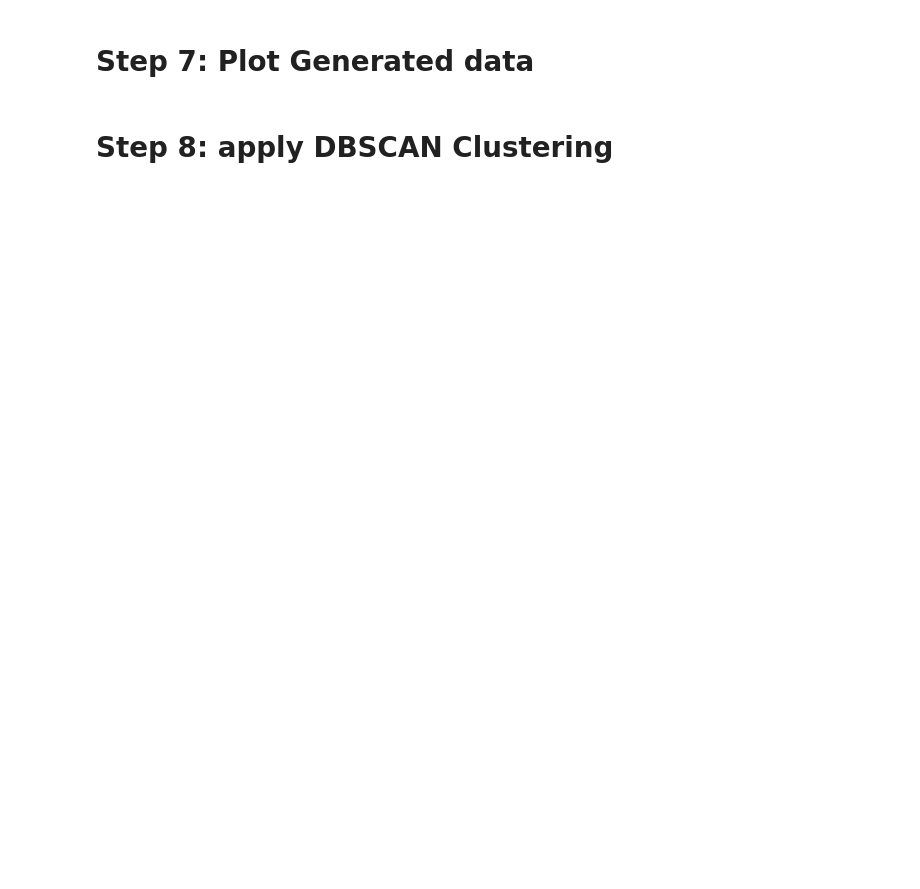
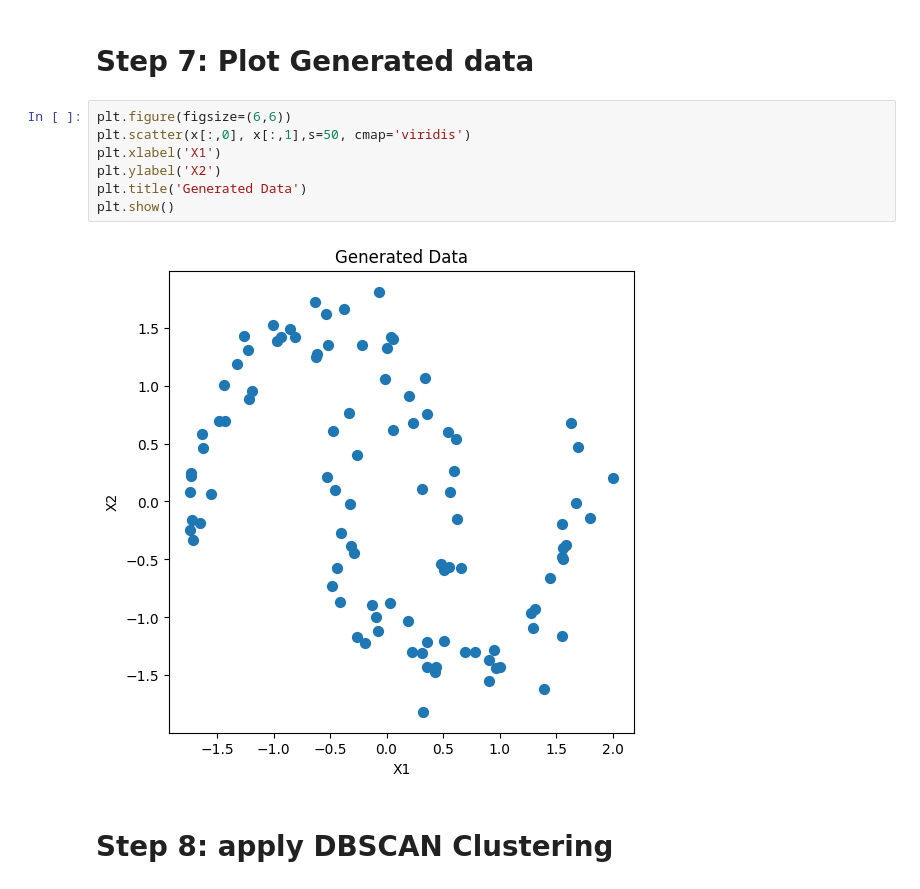
Before and after one commit to namrapithwa-tech/ML, a Jupyter notebook: Lab10/Lab10 Blank.ipynb, the cells around one changed output. Cells and saved outputs as stored; diff of their text form; blank space fills up the shorter version.

```diff
--- a/Lab10/Lab10 Blank.ipynb
+++ b/Lab10/Lab10 Blank.ipynb
@@ -80,4 +95,13 @@ plt.show()
 # %% [markdown]
 # Step 7: Plot Generated data
+# %%
+plt.figure(figsize=(6,6))
+plt.scatter(x[:,0], x[:,1],s=50, cmap='viridis')
+plt.xlabel('X1')
+plt.ylabel('X2')
+plt.title('Generated Data')
+plt.show()
+# %% [output]
+[figure, added]
 # %% [markdown]
 # Step 8: apply DBSCAN Clustering
```
Also changed, not shown: parts of 7 cells of this notebook.
